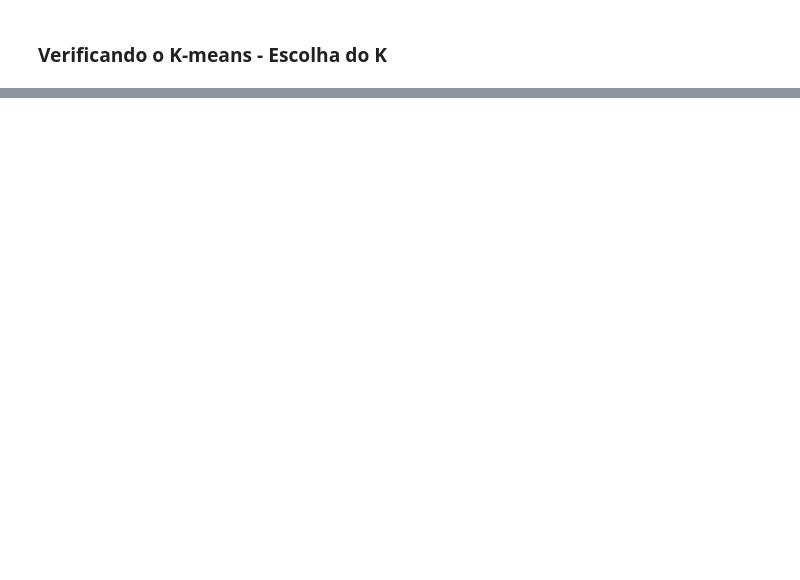
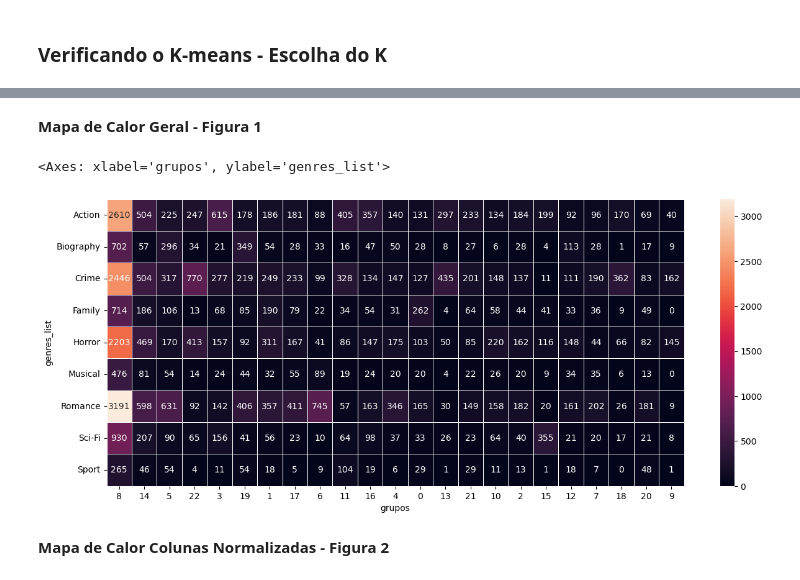
Before and after one commit to MiguelPim01/T1-Ciencia-de-Dados, a Jupyter notebook: main.ipynb, the cells around one changed output, grey strips where cells are left out. Drawn from its saved outputs; the diff is of its cells as text; code cells hidden in the pictures; blank space fills up the shorter version.

```diff
--- a/main.ipynb
+++ b/main.ipynb
@@ -671,0 +345,5 @@ Top 10 Gêneros:
+# %%
+k_groups = 23
+kmeans = KMeans(n_clusters = k_groups)
+kmeans.fit(X)
+y_kmeans = kmeans.predict(X)
@@ -671,0 +354,2 @@ Top 10 Gêneros:
+# %%
+filmes_kmeans_df['grupos'] = y_kmeans
@@ -671,0 +358,3 @@ Top 10 Gêneros:
+# %%
+generosXgrupos = filmes_kmeans_df.groupby(['genres_list', 'grupos']).size().unstack(fill_value=0)
+generosXgrupos
@@ -671,0 +376,3 @@ Top 10 Gêneros:
+# %%
+generosXgrupos = generosXgrupos[generosXgrupos.sum().sort_values(ascending=False).index]
+generosXgrupos
@@ -671,0 +392,10 @@ Top 10 Gêneros:
+# %% [markdown]
+**Mapa de Calor Geral - Figura 1**
+# %%
+f, ax = plt.subplots(figsize=(15, 6))
+sns.heatmap(generosXgrupos, annot=True, fmt="d", linewidths=0.5, ax=ax)
+# %% [output]
+<Axes: xlabel='grupos', ylabel='genres_list'>
+[figure, added]
+# %% [markdown]
+**Mapa de Calor Colunas Normalizadas - Figura 2**
```
Also changed, not shown: parts of 111 cells of this notebook, 1 other file.
